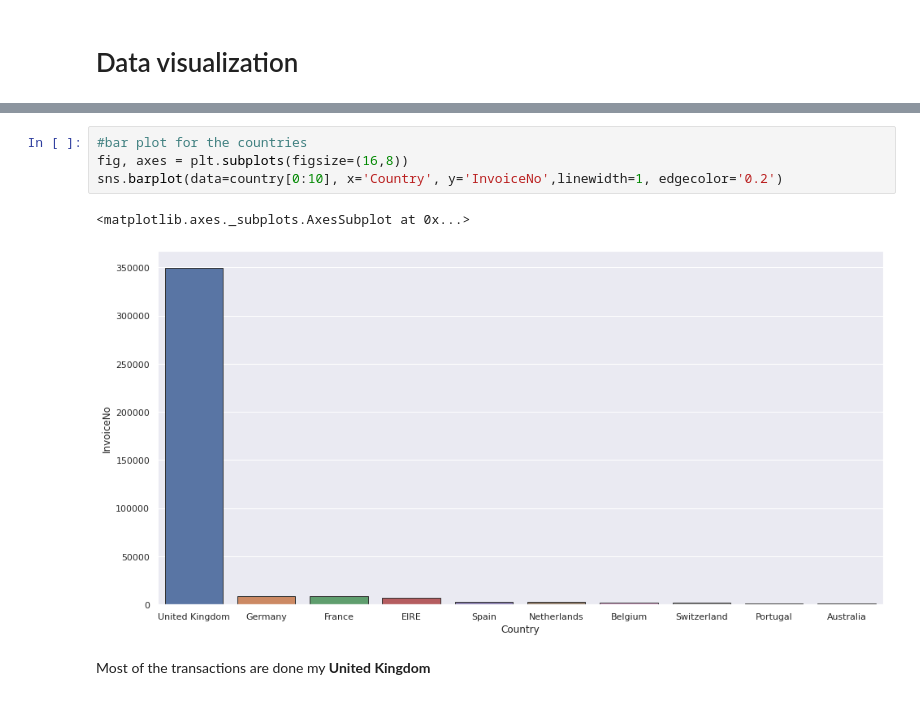
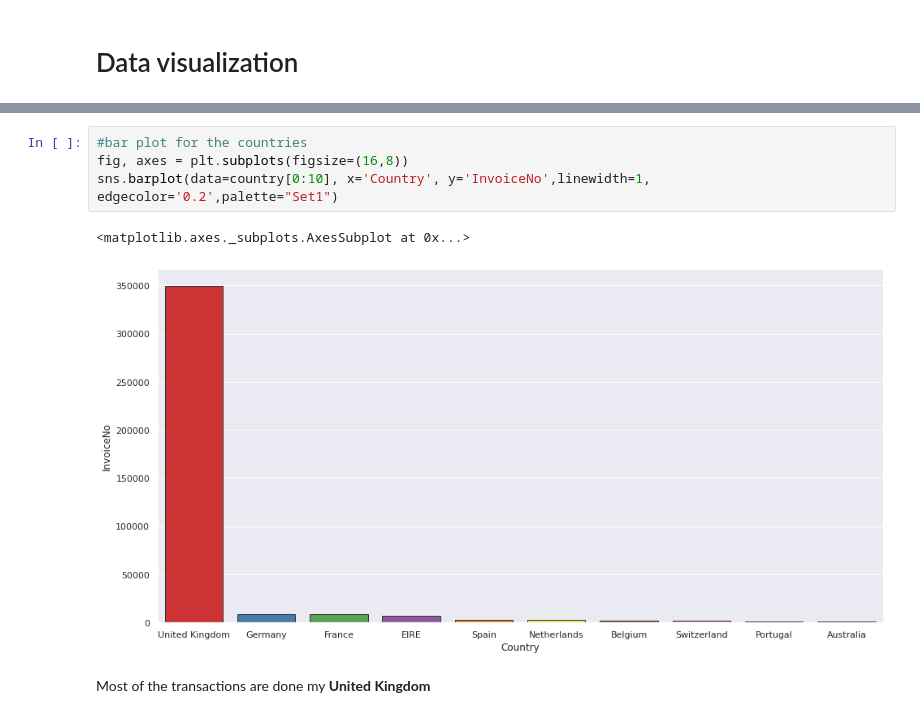
Before and after one commit to tejaswaroop2310/Customer-Segmentation, a Jupyter notebook: Onlinf_Retail_Customer_Segmentation.ipynb, the cells around one changed output, grey strips where cells are left out. Saved outputs shown, nothing was run; the diff lists cells and outputs as text.

```diff
--- a/Onlinf_Retail_Customer_Segmentation.ipynb
+++ b/Onlinf_Retail_Customer_Segmentation.ipynb
@@ -198,10 +205,10 @@ country.head()
 # %%
 #bar plot for the countries
 fig, axes = plt.subplots(figsize=(16,8))
-sns.barplot(data=country[0:10], x='Country', y='InvoiceNo',linewidth=1, edgecolor='0.2')
+sns.barplot(data=country[0:10], x='Country', y='InvoiceNo',linewidth=1, edgecolor='0.2',palette="Set1")
 # %% [output]
 <matplotlib.axes._subplots.AxesSubplot at 0x...>
-[figure, old version]
+[figure, new version]
 # %% [markdown]
 Most of the transactions are done my __United Kingdom__
 # %%
```
Also changed, not shown: parts of 31 cells of this notebook.
